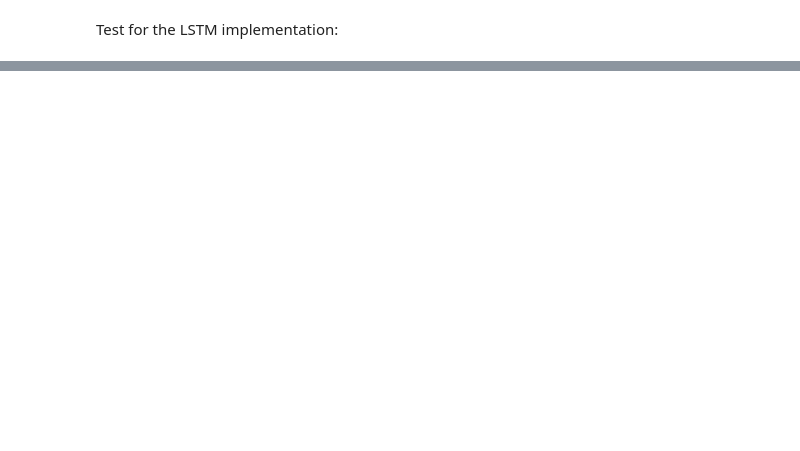
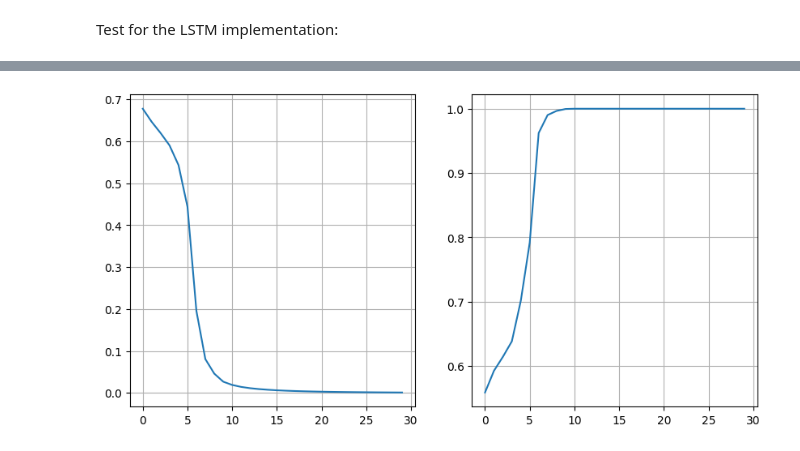
Before and after one commit to master-boda/DLFBT-LAB, a Jupyter notebook: lab3_2024.ipynb, the cells around one changed output, grey strips where cells are left out. Saved outputs shown, nothing was run; the diff lists cells and outputs as text; code cells hidden in the pictures; blank space fills up the shorter version.

```diff
--- a/lab3_2024.ipynb
+++ b/lab3_2024.ipynb
@@ -755,0 +804,3 @@ Apply your recurrent networks to a language modeling problem (predict the next c
+# %%
+num_pats = 5000
+x, t, x_one_hot, x_string, t_string = generate_sequences(num_pats, 0.45, 0.45)
@@ -755,0 +809,3 @@ Apply your recurrent networks to a language modeling problem (predict the next c
+# %%
+hidden_size = 10
+net = SequenceModelingNetwork(3, hidden_size, 2)
@@ -755,0 +814,3 @@ Apply your recurrent networks to a language modeling problem (predict the next c
+# %%
+criterion = nn.CrossEntropyLoss()
+optimizer = optim.Adam(net.parameters())
@@ -755,0 +880,11 @@ Apply your recurrent networks to a language modeling problem (predict the next c
+# %%
+plt.figure(figsize=(10, 5))
+plt.subplot(1, 2, 1)
+plt.plot(hh)
+plt.grid(True)
+plt.subplot(1, 2, 2)
+plt.plot(acc)
+plt.grid(True)
+plt.show()
+# %% [output]
+[figure, added]
```
Also changed, not shown: parts of 28 cells of this notebook.
